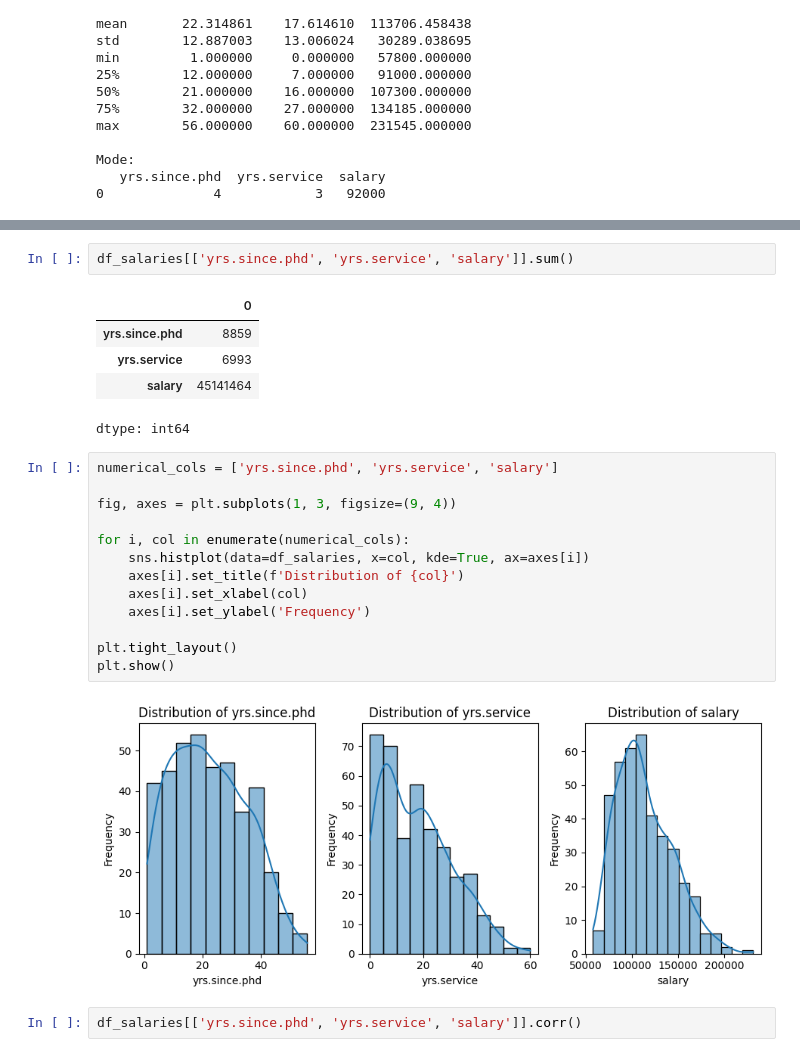
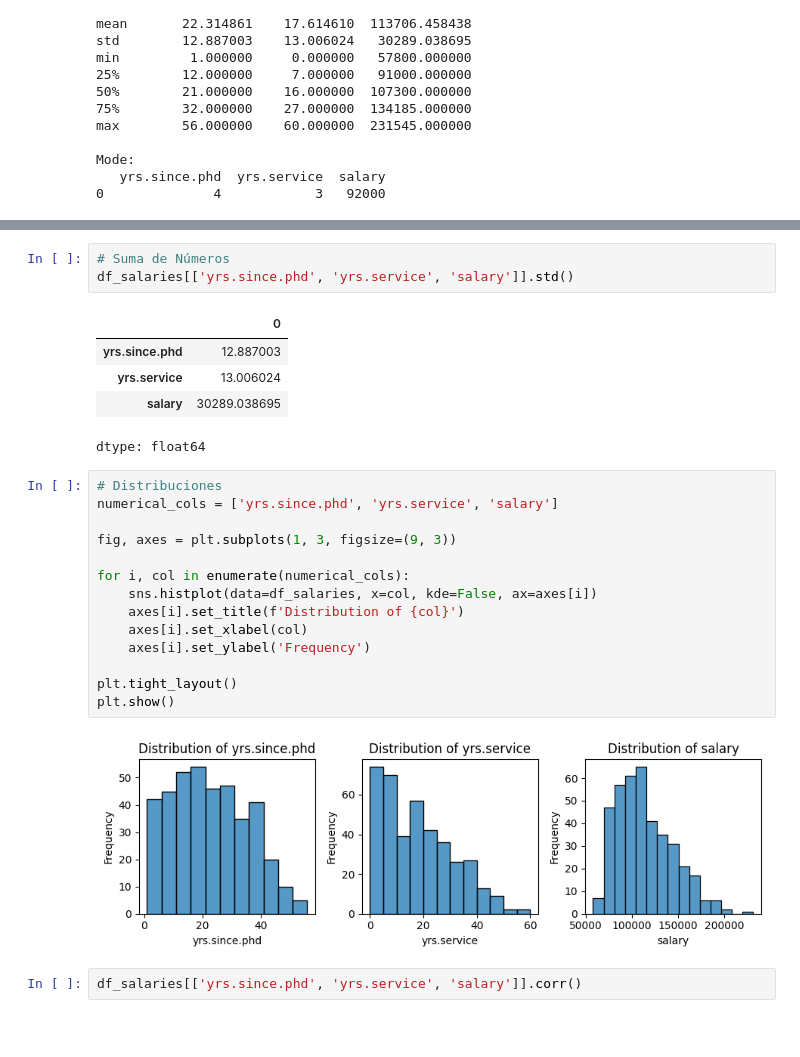
Before and after one commit to guz-vinueza/data_analytics, a Jupyter notebook: Class 2 - EDA/Salaries Example/EDA_Salaries.ipynb, the cells around one changed output, grey strips where cells are left out. Cells and saved outputs as stored; diff of their text form; blank space fills up the shorter version.

Commit message:
Improved Script for Salaries

```diff
--- a/Class 2 - EDA/Salaries Example/EDA_Salaries.ipynb
+++ b/Class 2 - EDA/Salaries Example/EDA_Salaries.ipynb
@@ -182,26 +298,28 @@ Mode:
 # %%
-df_salaries[['yrs.since.phd', 'yrs.service', 'salary']].sum()
+# Suma de Números
+df_salaries[['yrs.since.phd', 'yrs.service', 'salary']].std()
 # %% [output]
 |  | 0 |
-| yrs.since.phd | 8859 |
-| yrs.service | 6993 |
-| salary | 45141464 |
+| yrs.since.phd | 12.887003 |
+| yrs.service | 13.006024 |
+| salary | 30289.038695 |
-dtype: int64
+dtype: float64
 # %%
+# Distribuciones
 numerical_cols = ['yrs.since.phd', 'yrs.service', 'salary']
 
-fig, axes = plt.subplots(1, 3, figsize=(9, 4))
+fig, axes = plt.subplots(1, 3, figsize=(9, 3))
 
 for i, col in enumerate(numerical_cols):
-    sns.histplot(data=df_salaries, x=col, kde=True, ax=axes[i])
+    sns.histplot(data=df_salaries, x=col, kde=False, ax=axes[i])
     axes[i].set_title(f'Distribution of {col}')
     axes[i].set_xlabel(col)
     axes[i].set_ylabel('Frequency')
 
 plt.tight_layout()
 plt.show()
 # %% [output]
-[figure, old version]
+[figure, new version]
 # %%
 df_salaries[['yrs.since.phd', 'yrs.service', 'salary']].corr()
 # %% [output]
```
Also changed, not shown: parts of 19 cells of this notebook.
